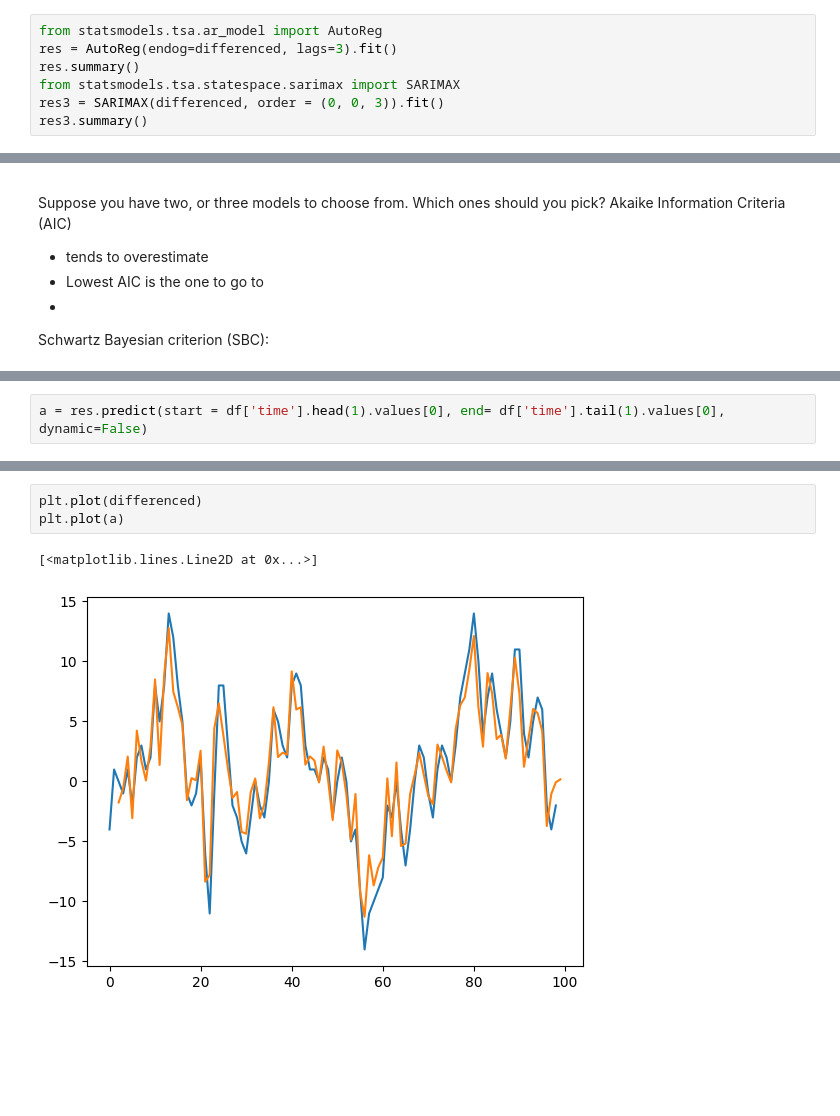
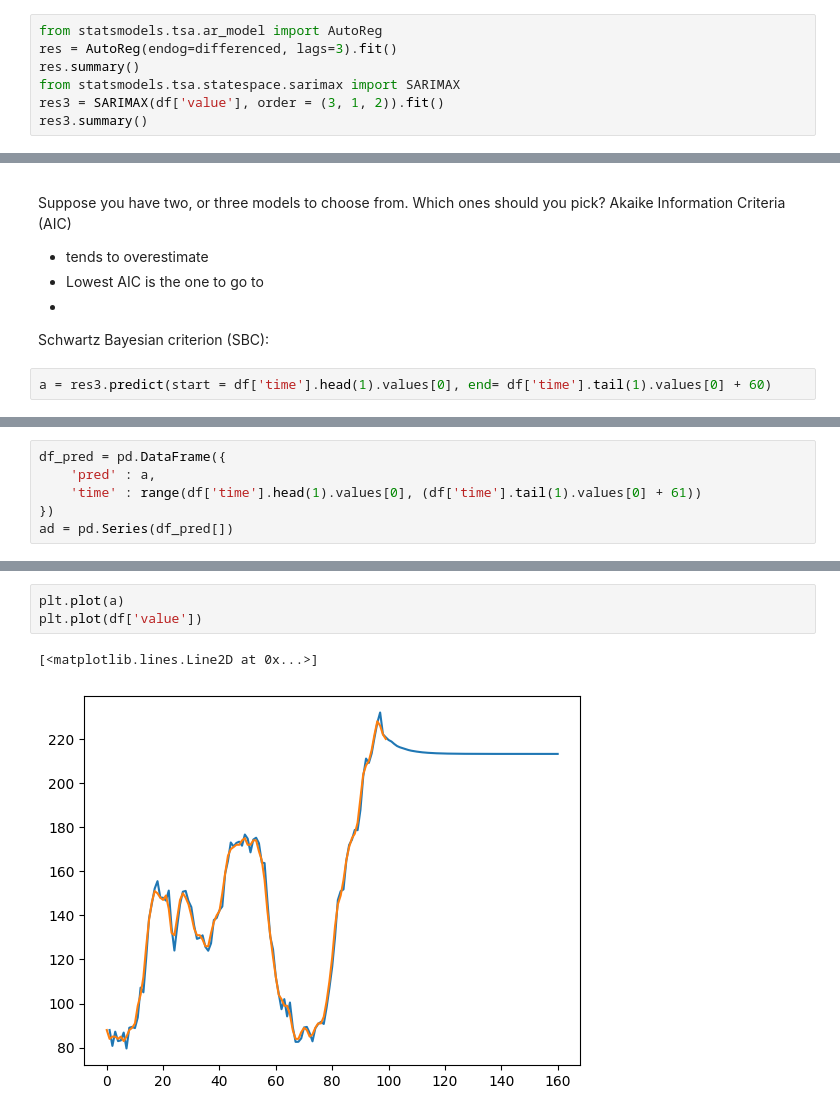
Before and after one commit to dhruv-pandit/ISEG_AEF, a Jupyter notebook: STEM-EAP17/Modelling Time Series - Lecture 6.ipynb, the cells around one changed output, grey strips where cells are left out. Cells and saved outputs as stored; diff of their text form; blank space fills up the shorter version.

```diff
--- a/STEM-EAP17/Modelling Time Series - Lecture 6.ipynb
+++ b/STEM-EAP17/Modelling Time Series - Lecture 6.ipynb
@@ -73,7 +83,7 @@ from statsmodels.tsa.ar_model import AutoReg
 res = AutoReg(endog=differenced, lags=3).fit()
 res.summary()
 from statsmodels.tsa.statespace.sarimax import SARIMAX
-res3 = SARIMAX(differenced, order = (0, 0, 3)).fit()
+res3 = SARIMAX(df['value'], order = (3, 1, 2)).fit()
 res3.summary()
 # %% [output]
 RUNNING THE L-BFGS-B CODE
@@ -124,4 +136,6 @@ Akaike Information Criteria (AIC)
 -
 
 Schwartz Bayesian criterion (SBC):
+# %%
+a = res3.predict(start = df['time'].head(1).values[0], end= df['time'].tail(1).values[0] + 60)
 # %%
@@ -135,2 +149,6 @@ array([220])
 # %%
-a = res.predict(start = df['time'].head(1).values[0], end= df['time'].tail(1).values[0], dynamic=False)
+df_pred = pd.DataFrame({
+    'pred' : a,
+    'time' : range(df['time'].head(1).values[0], (df['time'].tail(1).values[0] + 61))
+})
+ad = pd.Series(df_pred[])
@@ -137,6 +169,6 @@ a = res.predict(start = df['time'].head(1).values[0], end= df['time'].tail(1).va
 # %%
-plt.plot(differenced)
 plt.plot(a)
+plt.plot(df['value'])
 # %% [output]
 [<matplotlib.lines.Line2D at 0x...>]
-[figure, old version]
+[figure, new version]
```
Also changed, not shown: parts of 10 cells of this notebook, 9 other files.
